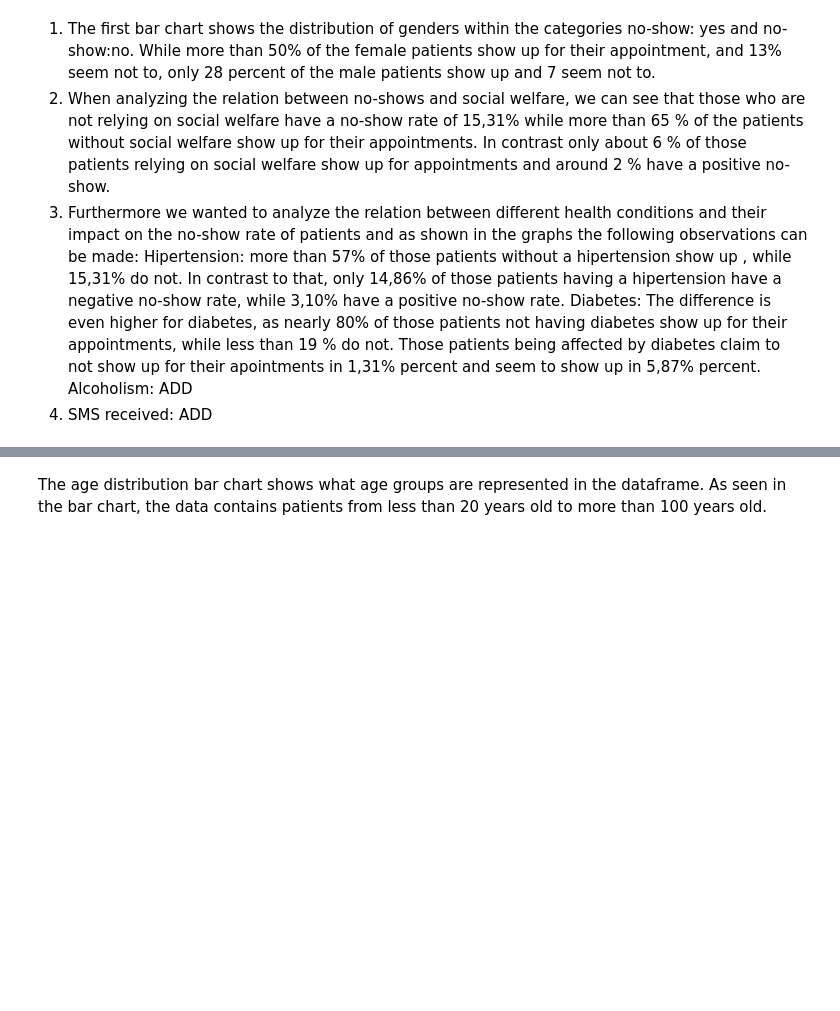
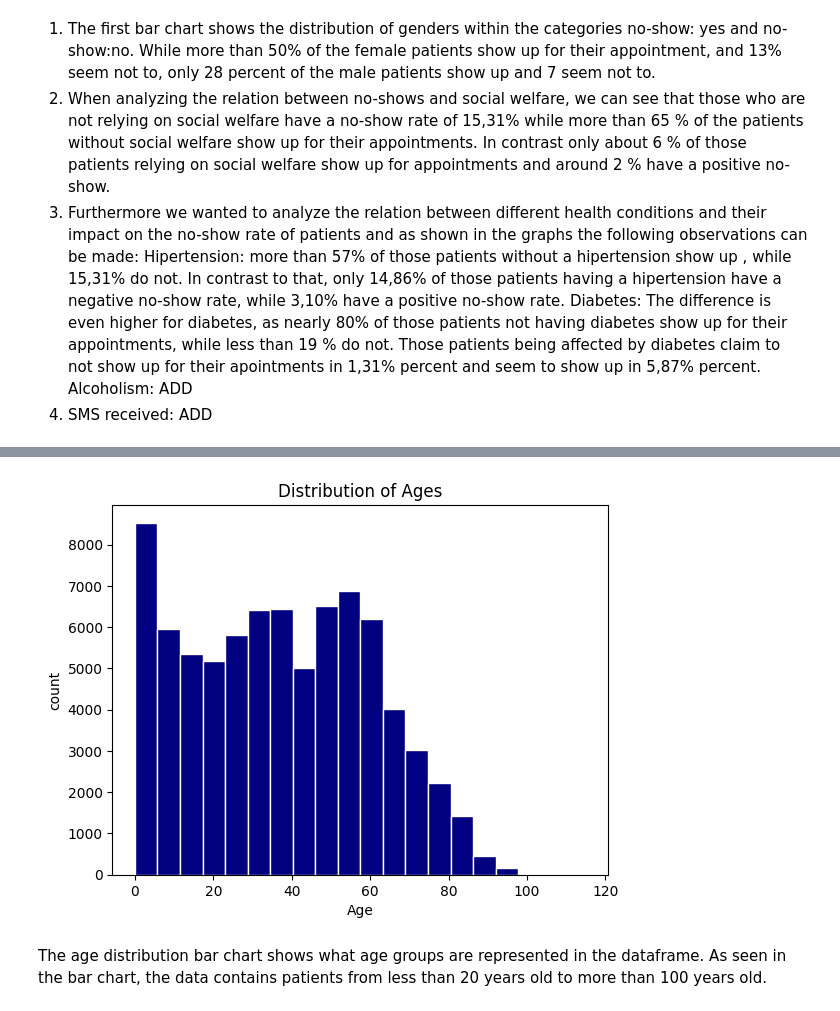
Before and after one commit to kiraduske/DataScience_project, a Jupyter notebook: Data Science Project.ipynb, the cells around one changed output, grey strips where cells are left out. Saved outputs shown, nothing was run; the diff lists cells and outputs as text; code cells hidden in the pictures; blank space fills up the shorter version.

```diff
--- a/Data Science Project.ipynb
+++ b/Data Science Project.ipynb
@@ -272,12 +276,14 @@ The pie chart shows that there are 64,8 %  female patients (red) in the data fra
 # %%
 #Histrogram showing the distribution of the patients age
 
 # Histogram for 'Age'
-plt.hist(df['Age'], bins=20, edgecolor='black', color= 'beige')
+plt.hist(df['Age'], bins=20, edgecolor='white', color= 'navy')
 plt.title('Distribution of Ages')
 plt.xlabel('Age')
 plt.ylabel('count')
 plt.show()
+# %% [output]
+[figure, added]
 # %% [markdown]
 The age distribution bar chart shows what age groups are represented in the dataframe. As seen in the bar chart, the data contains patients from less than 20 years old to more than 100 years old.
 # %%
```
Also changed, not shown: parts of 10 cells of this notebook.
